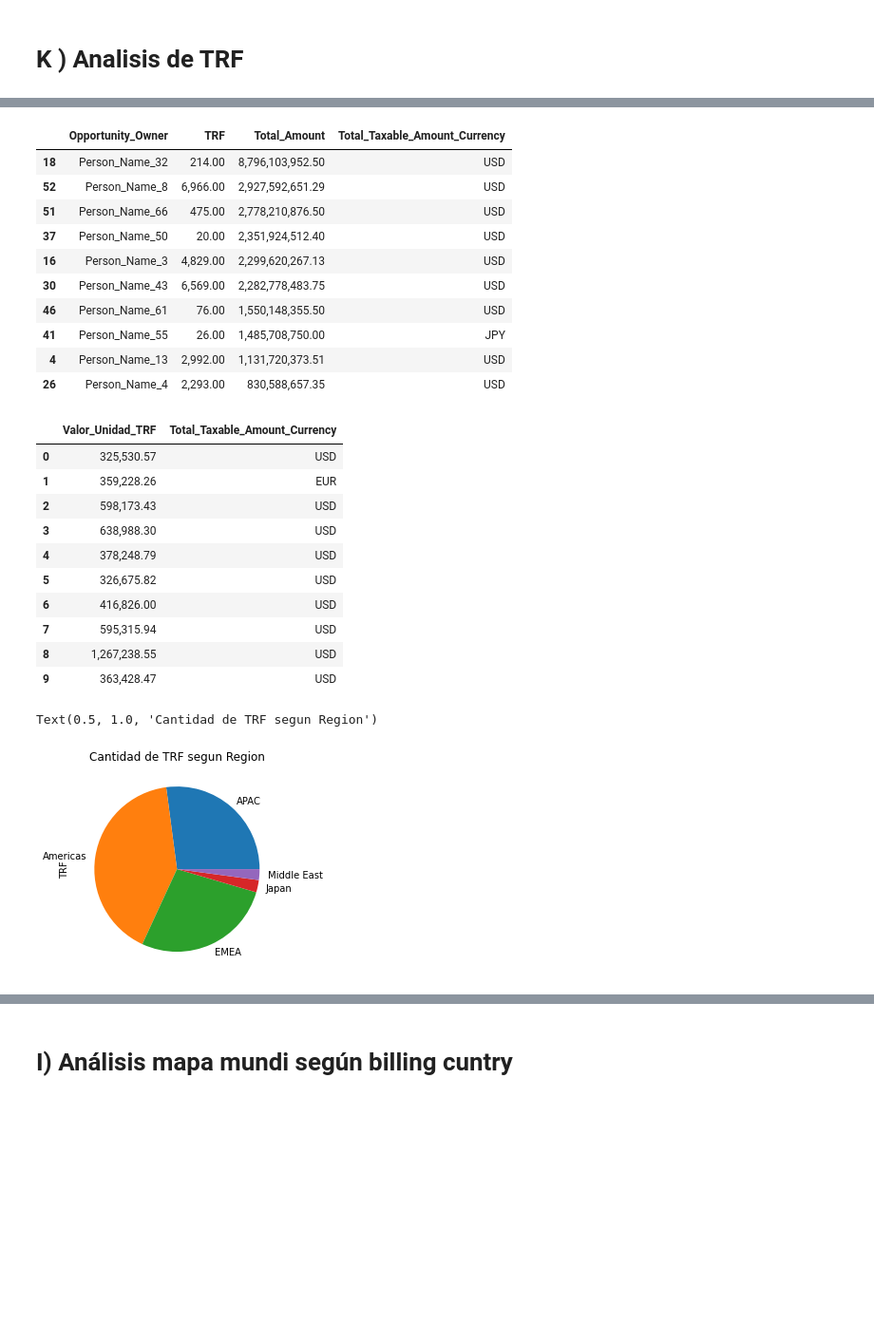
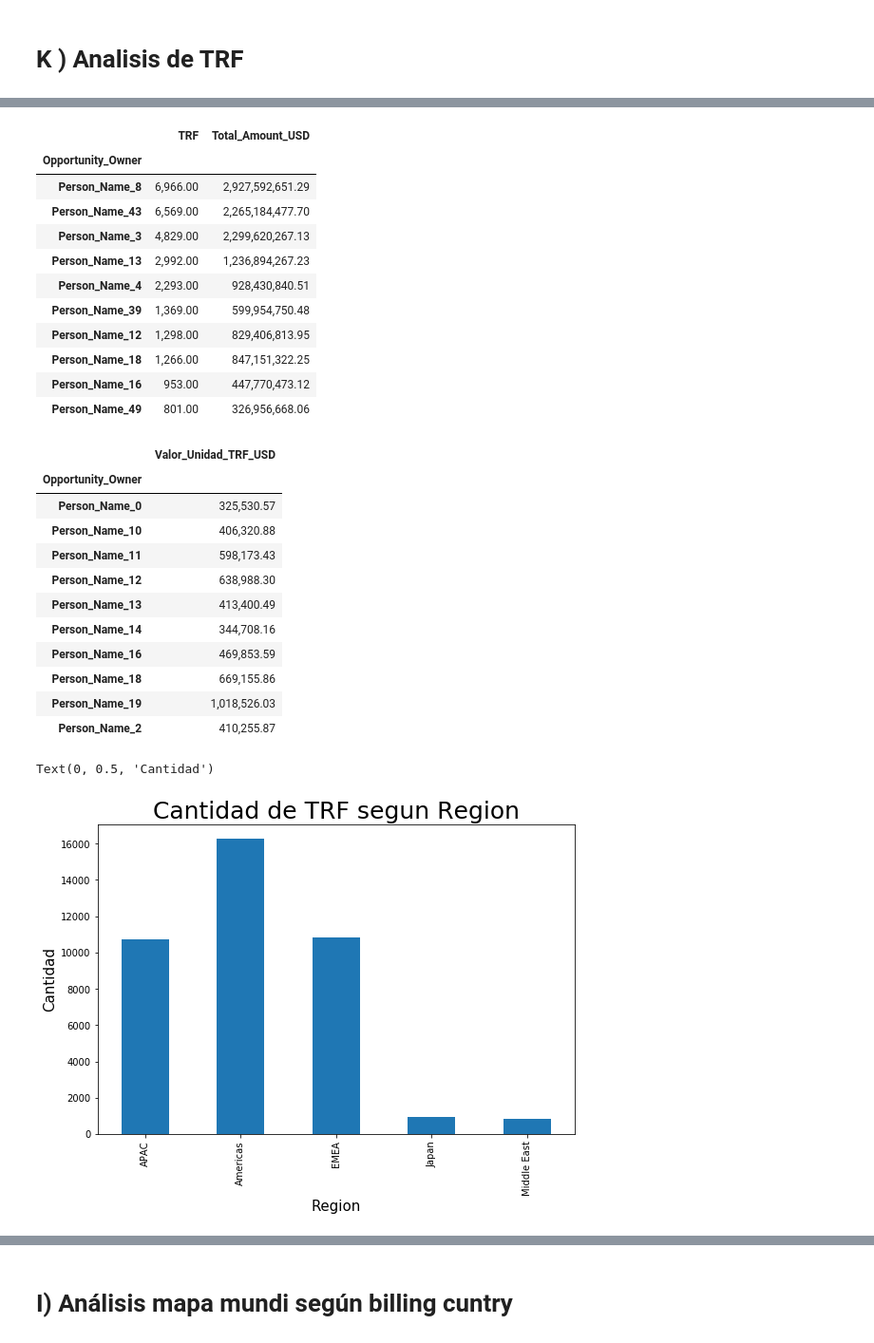
Before and after one commit to FerFabbiano/tp1-OrganizacionDeDatos, a Jupyter notebook: TP1_OrgaDeDatos.ipynb, the cells around one changed output, grey strips where cells are left out. Shown at 95% size. Drawn from its saved outputs; the diff is of its cells as text; code cells hidden in the pictures; blank space fills up the shorter version.

```diff
--- a/TP1_OrgaDeDatos.ipynb
+++ b/TP1_OrgaDeDatos.ipynb
@@ -856,55 +954,61 @@ entrenamientoDf.nlargest(10,'TRF')
 # %%
 # Hipotesis a mayor cantidad de Toneladas de Refrigeracion(TRF) mayor es el Total_Amount
-#  COMENTARIOOOOOO -------- >>>>Falta convertir todo a una moneda
-segun_trf = entrenamientoDf.groupby(["Opportunity_Owner"]).agg({"TRF" : "sum","Total_Amount": "sum", "Total_Taxable_Amount_Currency" : "max"}).reset_index()
 
-# Convierto la columna "TRF" de int64 a float64
+segun_trf = segun_trf.groupby(["Opportunity_Owner"]).agg({"TRF" : "sum","Total_Amount_USD": "sum"})
+
+
+#Convierto la columna "TRF" de int64 a float64
 segun_trf["TRF"] = segun_trf["TRF"].astype(np.float64)
 
-# Obtengo los 10 Vendedores con mayor Total_Amount
-segun_trf.nlargest(10, "Total_Amount")
+#Obtengo los 10 Vendedores con mayor Total_Amount
+segun_trf.nlargest(10, "TRF")
 # %% [output]
-|  | Opportunity_Owner | TRF | Total_Amount | Total_Taxable_Amount_Currency |
-| 18 | Person_Name_32 | 214.00 | 8,796,103,952.50 | USD |
-| 52 | Person_Name_8 | 6,966.00 | 2,927,592,651.29 | USD |
-| 51 | Person_Name_66 | 475.00 | 2,778,210,876.50 | USD |
-| 37 | Person_Name_50 | 20.00 | 2,351,924,512.40 | USD |
-| 16 | Person_Name_3 | 4,829.00 | 2,299,620,267.13 | USD |
-| 30 | Person_Name_43 | 6,569.00 | 2,282,778,483.75 | USD |
-| 46 | Person_Name_61 | 76.00 | 1,550,148,355.50 | USD |
-| 41 | Person_Name_55 | 26.00 | 1,485,708,750.00 | JPY |
-| 4 | Person_Name_13 | 2,992.00 | 1,131,720,373.51 | USD |
-| 26 | Person_Name_4 | 2,293.00 | 830,588,657.35 | USD |
+|  | TRF | Total_Amount_USD |
+| Opportunity_Owner |  |  |
+| Person_Name_8 | 6,966.00 | 2,927,592,651.29 |
+| Person_Name_43 | 6,569.00 | 2,265,184,477.70 |
+| Person_Name_3 | 4,829.00 | 2,299,620,267.13 |
+| Person_Name_13 | 2,992.00 | 1,236,894,267.23 |
+| Person_Name_4 | 2,293.00 | 928,430,840.51 |
+| Person_Name_39 | 1,369.00 | 599,954,750.48 |
+| Person_Name_12 | 1,298.00 | 829,406,813.95 |
+| Person_Name_18 | 1,266.00 | 847,151,322.25 |
+| Person_Name_16 | 953.00 | 447,770,473.12 |
+| Person_Name_49 | 801.00 | 326,956,668.06 |
 # %%
 # Conclusion: Con los datos de la tabla podemos ver como la cantidad de TRF no es el unico factor que influye en el Total_Amount
 # %%
 # Hipotesis 2: El precio de una de TRF es igual para todos los vendedores
 
-segun_trf["Valor_Unidad_TRF"] = segun_trf["Total_Amount"] / segun_trf["TRF"]
-segun_trf[["Valor_Unidad_TRF", "Total_Taxable_Amount_Currency"]].head(10)
+segun_trf["Valor_Unidad_TRF_USD"] = segun_trf["Total_Amount_USD"] / segun_trf["TRF"]
+segun_trf[["Valor_Unidad_TRF_USD"]].head(10)
 # %% [output]
-|  | Valor_Unidad_TRF | Total_Taxable_Amount_Currency |
-| 0 | 325,530.57 | USD |
-| 1 | 359,228.26 | EUR |
-| 2 | 598,173.43 | USD |
-| 3 | 638,988.30 | USD |
-| 4 | 378,248.79 | USD |
-| 5 | 326,675.82 | USD |
-| 6 | 416,826.00 | USD |
-| 7 | 595,315.94 | USD |
-| 8 | 1,267,238.55 | USD |
-| 9 | 363,428.47 | USD |
+|  | Valor_Unidad_TRF_USD |
+| Opportunity_Owner |  |
+| Person_Name_0 | 325,530.57 |
+| Person_Name_10 | 406,320.88 |
+| Person_Name_11 | 598,173.43 |
+| Person_Name_12 | 638,988.30 |
+| Person_Name_13 | 413,400.49 |
+| Person_Name_14 | 344,708.16 |
+| Person_Name_16 | 469,853.59 |
+| Person_Name_18 | 669,155.86 |
+| Person_Name_19 | 1,018,526.03 |
+| Person_Name_2 | 410,255.87 |
 # %%
 #Conclusion: La unidad de TRF no vale lo mismo segun vendedor.
 # %%
 # Pregunta: Cuales son las  regiones con la mayor cantidad de TRF
 # %%
+plt.figure(figsize=(9,6))
 trf_segun_region = entrenamientoDf.groupby("Region").agg({'TRF' : "sum"})
-trf_segun_region_pie_plot = trf_segun_region["TRF"].plot(kind="pie")
-trf_segun_region_pie_plot.set_title("Cantidad de TRF segun Region")
+trf_segun_region_bar_plot = trf_segun_region["TRF"].plot(kind="bar")
+trf_segun_region_bar_plot.set_title("Cantidad de TRF segun Region",fontsize=25)
+trf_segun_region_bar_plot.set_xlabel("Region",fontsize=15)
+trf_segun_region_bar_plot.set_ylabel("Cantidad",fontsize=15)
 # %% [output]
-Text(0.5, 1.0, 'Cantidad de TRF segun Region')
+Text(0, 0.5, 'Cantidad')
-[figure, old version]
+[figure, new version]
 # %%
 # Pregunta: Cuales son los vendedores con mas TRF
 # %%
```
Also changed, not shown: parts of 22 cells of this notebook.
